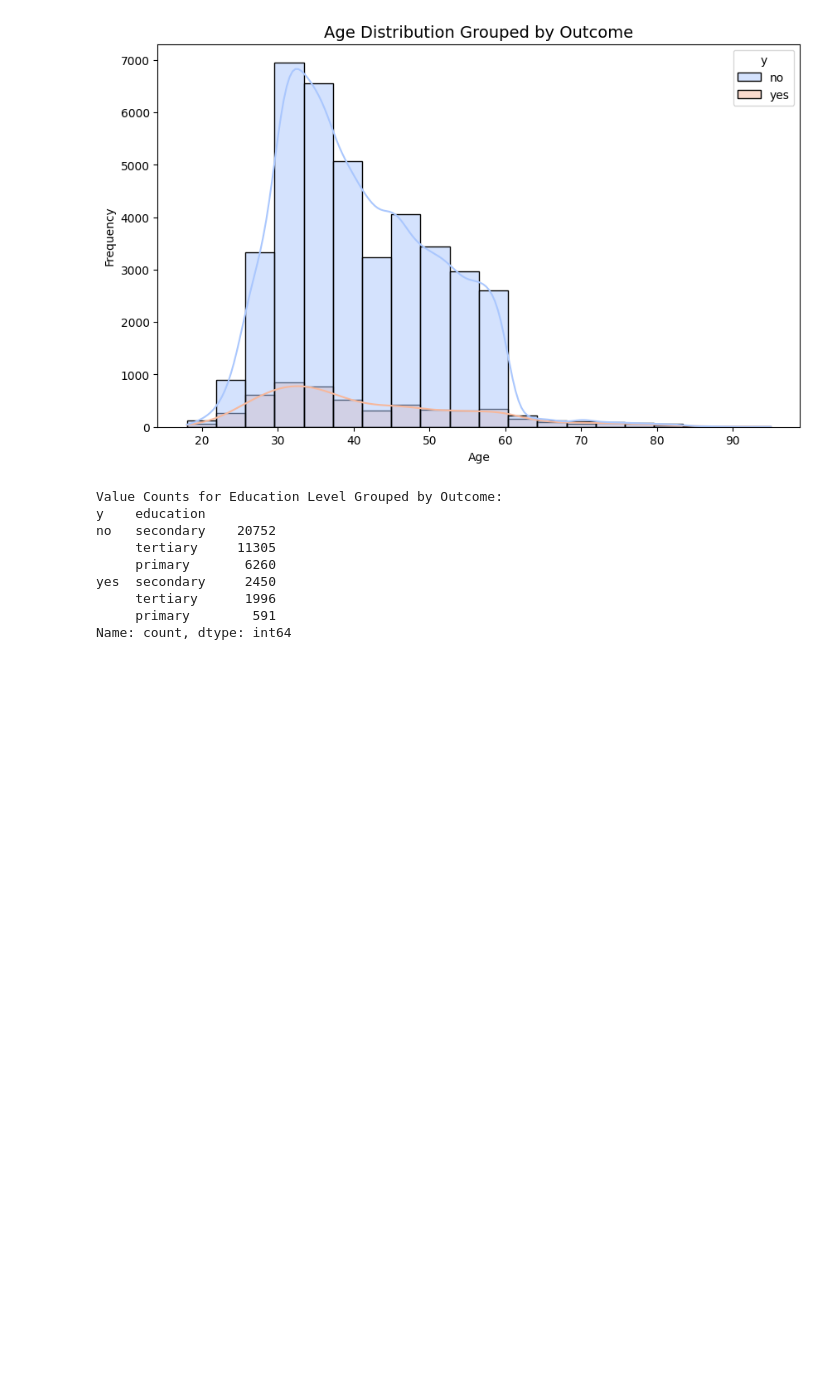
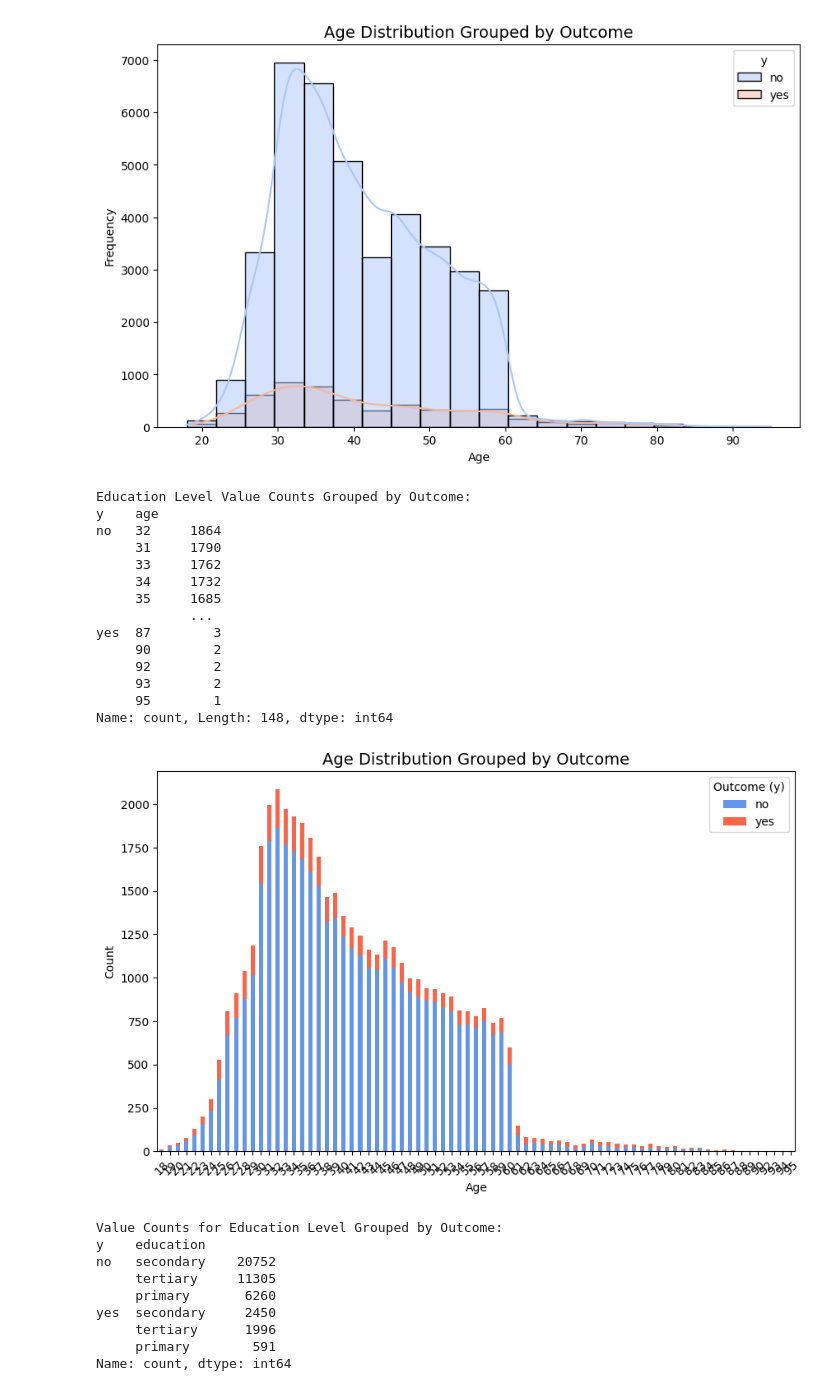
Before and after one commit to Dhruvrana8/Bank_Marketing_Analysis, a Jupyter notebook: notebooks/index.ipynb, the cells around one changed output. Cells and saved outputs as stored; diff of their text form; code cells hidden in the pictures; blank space fills up the shorter version.

```diff
--- a/notebooks/index.ipynb
+++ b/notebooks/index.ipynb
@@ -379,6 +386,38 @@ Passing `palette` without assigning `hue` is deprecated and will be removed in v
   sns.boxplot(x='y', y='age', data=bank_data_clean, palette='Set2')
 [figure]
 [figure]
+# %%
+# Value counts grouped by 'y'
+print("Education Level Value Counts Grouped by Outcome:")
+print(bank_data_clean.groupby('y')['age'].value_counts())
+
+# Stacked bar plot for Education Level by Outcome
+education_counts = pd.crosstab(
+    bank_data_clean['age'], bank_data_clean['y'])
+education_counts.plot(kind='bar', stacked=True, figsize=(
+    10, 6), color=['cornflowerblue', 'tomato'])
+plt.title("Age Distribution Grouped by Outcome", fontsize=14)
+plt.xlabel("Age")
+plt.ylabel("Count")
+plt.legend(title="Outcome (y)")
+plt.xticks(rotation=45)
+plt.show()
+# %% [output]
+Education Level Value Counts Grouped by Outcome:
+y    age
+no   32     1864
+     31     1790
+     33     1762
+     34     1732
+     35     1685
+            ...
+yes  87        3
+     90        2
+     92        2
+     93        2
+     95        1
+Name: count, Length: 148, dtype: int64
+[figure, added]
 # %%
 # Value counts of Education Level grouped by 'y'
 print("Value Counts for Education Level Grouped by Outcome:")
```
Also changed, not shown: parts of 7 cells of this notebook, 1 other file.
